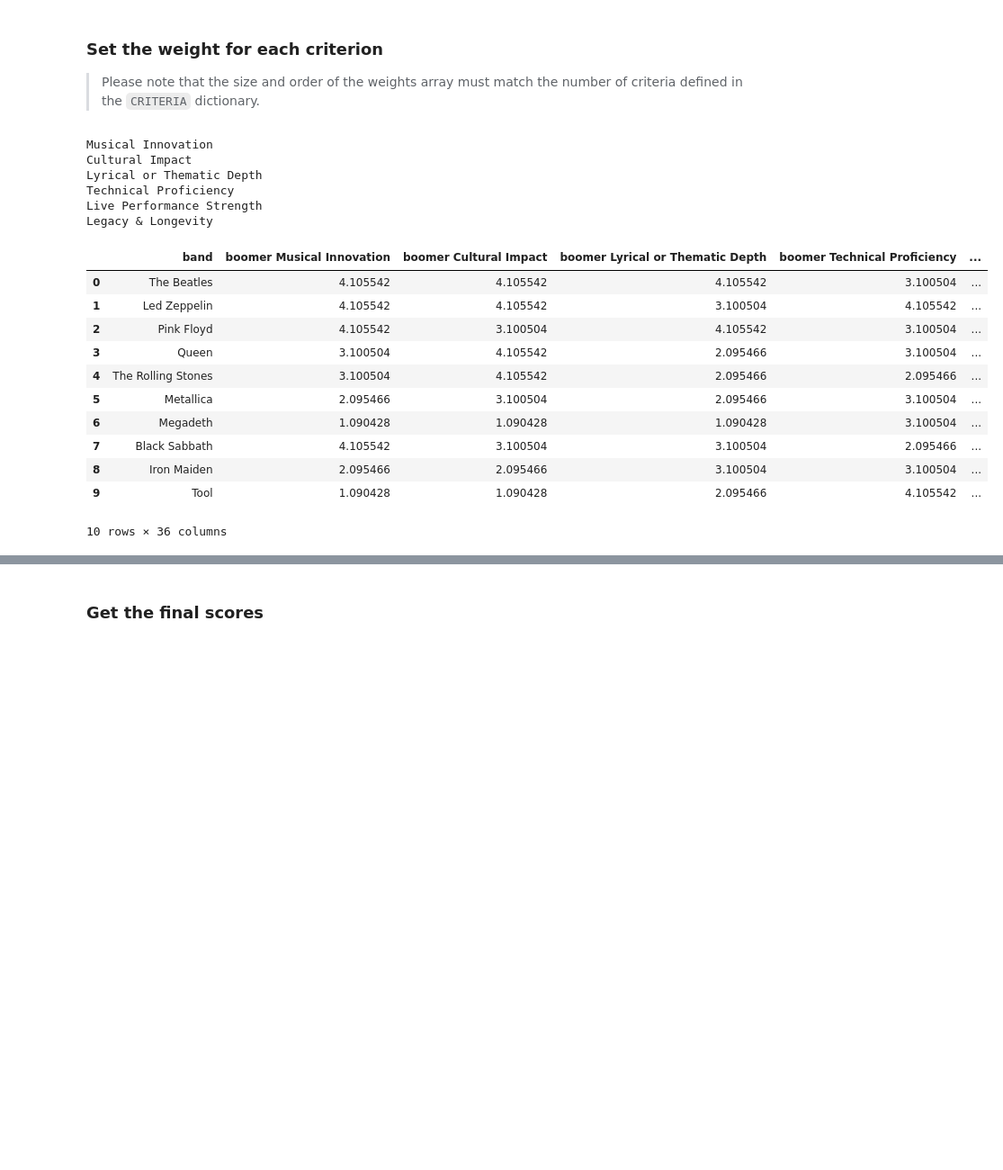
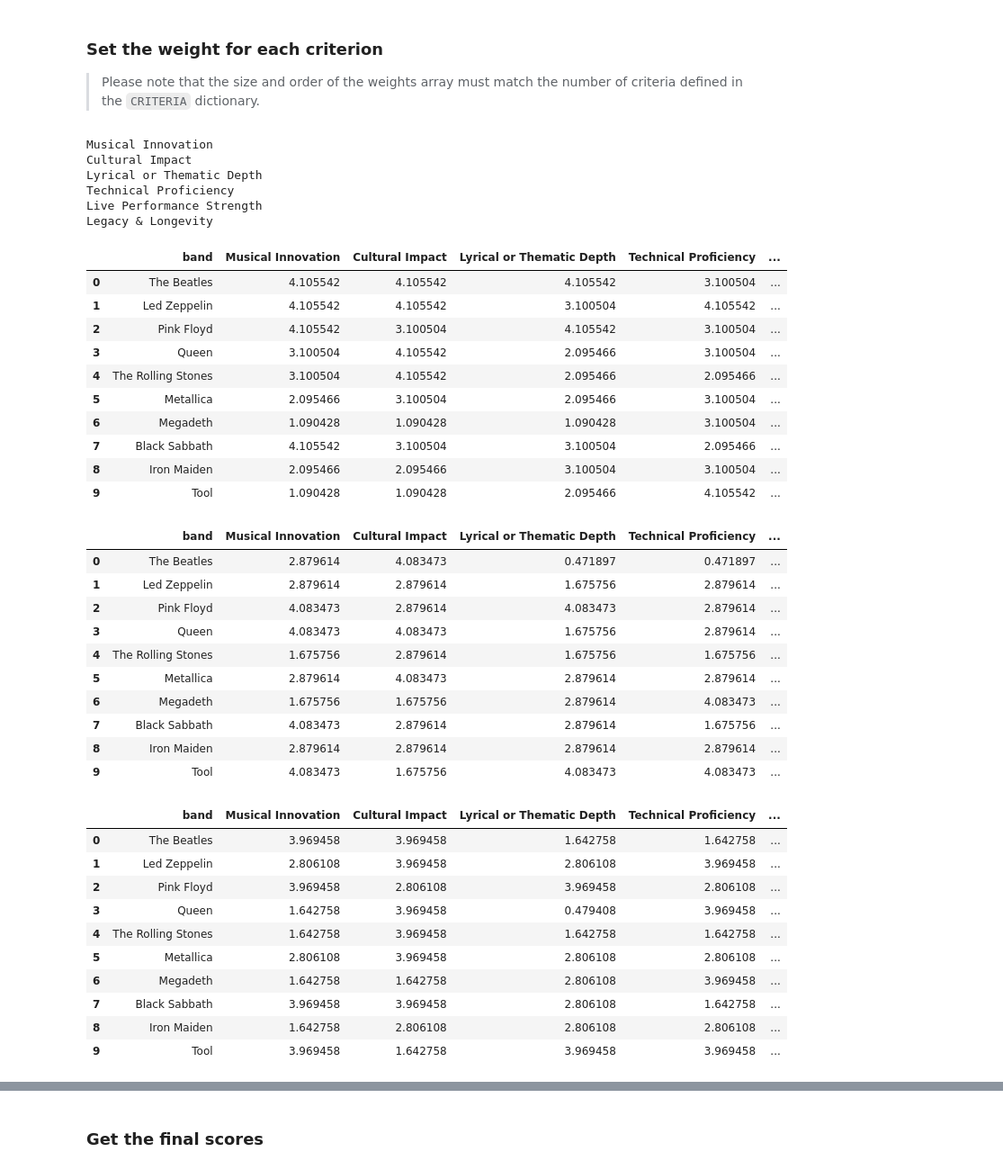
Before and after one commit to AI-Agents-Prompts-to-Multi-Agent-Sys/Quantitative-Eval, a Jupyter notebook: Quantitative-Eval.ipynb, the cells around one changed output, grey strips where cells are left out. Shown at 90% size. Drawn from its saved outputs; the diff is of its cells as text; code cells hidden in the pictures; blank space fills up the shorter version.

Commit message:
Update table displaying approach

```diff
--- a/Quantitative-Eval.ipynb
+++ b/Quantitative-Eval.ipynb
@@ -226,16 +226,9 @@ votes = results['votes']
 criteria_keys = list(CRITERIA.keys())
 
 # Display results
-def get_summary_df(votes):
-    summary_df = pd.DataFrame()
-    for vote in votes:
-        df = vote['df'].copy()
-        df.rename(columns={key: f"{vote['persona']} {key}" for key in criteria_keys + ["Rank"]}, inplace=True)
-        summary_df = pd.concat([summary_df, df], axis=1)
-    summary_df = summary_df.loc[:, ~summary_df.columns.duplicated()]
-    return summary_df
-
-get_summary_df(votes)
+for vote in votes:
+    print(f"Evaluation by persona: {vote['persona']}")
+    display(vote['df'])
 # %% [output]
 Starting evaluation...
 |  | band | boomer Musical Innovation | boomer Cultural Impact | boomer Lyrical or Thematic Depth | boomer Technical Proficiency | ... |
@@ -267,7 +260,9 @@ for vote in votes:
     vote['df'][criteria_keys] = vote['df'][criteria_keys] - min_z
 
 # Display normalized scores
-get_summary_df(votes)
+for vote in votes:
+    print(f"Normalized scores for persona: {vote['persona']}")
+    display(vote['df'])
 # %% [output]
 |  | band | boomer Musical Innovation | boomer Cultural Impact | boomer Lyrical or Thematic Depth | boomer Technical Proficiency | ... |
 | 0 | The Beatles | 4.105542 | 4.105542 | 4.105542 | 3.100504 | ... |
@@ -298,20 +293,22 @@ Legacy & Longevity
 # %%
 # Set the weight for each criterion
 
 weights = [1, 1, 1, 1, 1, 1] # Change me
 
 weighted_votes = [ deepcopy(vote) for vote in votes ]
 
 for weighted_vote, vote in zip(weighted_votes, votes):
     for i, key in enumerate(criteria_keys):
         weighted_vote['df'][key] = vote['df'][key] * weights[i]
 
 weighted_votes_dfs = [vote['df'] for vote in weighted_votes]
 
 # Display weighted scores
-get_summary_df(weighted_votes)
+for weighted_vote in weighted_votes:
+    print(f"Weighted scores for persona: {weighted_vote['persona']}")
+    display(weighted_vote_df)
 # %% [output]
-|  | band | boomer Musical Innovation | boomer Cultural Impact | boomer Lyrical or Thematic Depth | boomer Technical Proficiency | ... |
+|  | band | Musical Innovation | Cultural Impact | Lyrical or Thematic Depth | Technical Proficiency | ... |
 | 0 | The Beatles | 4.105542 | 4.105542 | 4.105542 | 3.100504 | ... |
 | 1 | Led Zeppelin | 4.105542 | 4.105542 | 3.100504 | 4.105542 | ... |
 | 2 | Pink Floyd | 4.105542 | 3.100504 | 4.105542 | 3.100504 | ... |
@@ -322,4 +319,25 @@ get_summary_df(weighted_votes)
 | 7 | Black Sabbath | 4.105542 | 3.100504 | 3.100504 | 2.095466 | ... |
 | 8 | Iron Maiden | 2.095466 | 2.095466 | 3.100504 | 3.100504 | ... |
 | 9 | Tool | 1.090428 | 1.090428 | 2.095466 | 4.105542 | ... |
-10 rows × 36 columns
+|  | band | Musical Innovation | Cultural Impact | Lyrical or Thematic Depth | Technical Proficiency | ... |
+| 0 | The Beatles | 2.879614 | 4.083473 | 0.471897 | 0.471897 | ... |
+| 1 | Led Zeppelin | 2.879614 | 2.879614 | 1.675756 | 2.879614 | ... |
+| 2 | Pink Floyd | 4.083473 | 2.879614 | 4.083473 | 2.879614 | ... |
+| 3 | Queen | 4.083473 | 4.083473 | 1.675756 | 2.879614 | ... |
+| 4 | The Rolling Stones | 1.675756 | 2.879614 | 1.675756 | 1.675756 | ... |
+| 5 | Metallica | 2.879614 | 4.083473 | 2.879614 | 2.879614 | ... |
+| 6 | Megadeth | 1.675756 | 1.675756 | 2.879614 | 4.083473 | ... |
+| 7 | Black Sabbath | 4.083473 | 2.879614 | 2.879614 | 1.675756 | ... |
+| 8 | Iron Maiden | 2.879614 | 2.879614 | 2.879614 | 2.879614 | ... |
+| 9 | Tool | 4.083473 | 1.675756 | 4.083473 | 4.083473 | ... |
+|  | band | Musical Innovation | Cultural Impact | Lyrical or Thematic Depth | Technical Proficiency | ... |
+| 0 | The Beatles | 3.969458 | 3.969458 | 1.642758 | 1.642758 | ... |
+| 1 | Led Zeppelin | 2.806108 | 3.969458 | 2.806108 | 3.969458 | ... |
+| 2 | Pink Floyd | 3.969458 | 2.806108 | 3.969458 | 2.806108 | ... |
+| 3 | Queen | 1.642758 | 3.969458 | 0.479408 | 3.969458 | ... |
+| 4 | The Rolling Stones | 1.642758 | 3.969458 | 1.642758 | 1.642758 | ... |
+| 5 | Metallica | 2.806108 | 3.969458 | 2.806108 | 2.806108 | ... |
+| 6 | Megadeth | 1.642758 | 1.642758 | 2.806108 | 3.969458 | ... |
+| 7 | Black Sabbath | 3.969458 | 3.969458 | 2.806108 | 1.642758 | ... |
+| 8 | Iron Maiden | 1.642758 | 2.806108 | 2.806108 | 2.806108 | ... |
+| 9 | Tool | 3.969458 | 1.642758 | 3.969458 | 3.969458 | ... |
```
Also changed, not shown: parts of 1 cell of this notebook.
